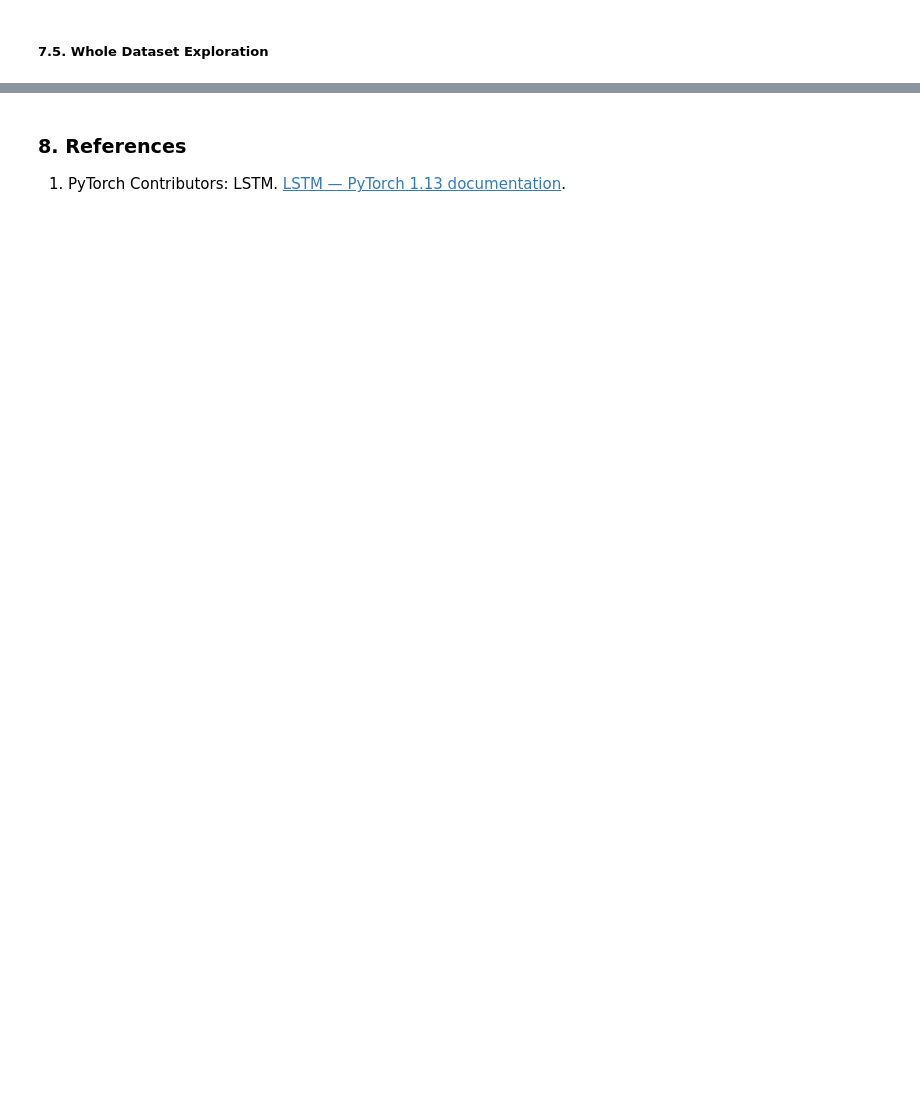
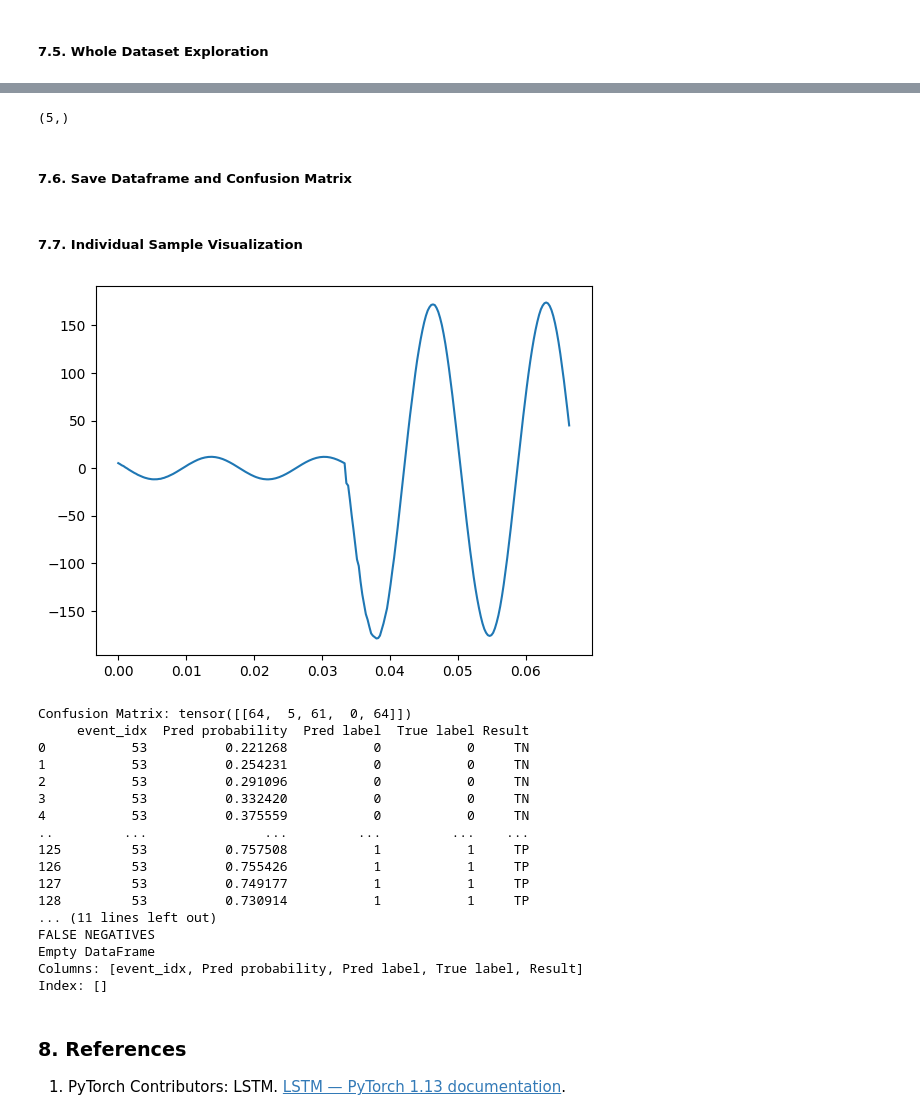
Before and after one commit to alvarohc777/pyTorch, a Jupyter notebook: Formulacion_1_R1.ipynb, the cells around one changed output, grey strips where cells are left out. Drawn from its saved outputs; the diff is of its cells as text; code cells hidden in the pictures; blank space fills up the shorter version.

Commit message:
Update Data Exploration Functions

```diff
--- a/Formulacion_1_R1.ipynb
+++ b/Formulacion_1_R1.ipynb
@@ -314,7 +314,7 @@ def test_metrics(dataloader, model, loss_fn, return_metrics=False):
 ##### 5.2. Training the model
 # %%
 # model.load_state_dict(torch.load('./models/LSTMHarmonic_weights_R3_934.pth'))
-model.load_state_dict(torch.load("./models/LSTMHarmonic_weights_R1_996.pth"))
+# model.load_state_dict(torch.load("./models/LSTMHarmonic_weights_R1_996.pth"))
 # model.load_state_dict(torch.load('./models/LSTMHarmonic_weights_R2_978.pth'))
 
 epochs = 1
@@ -352,6 +352,9 @@ def conf_matrix_metrics(conf_matrix: torch.LongTensor) -> dict:
                         metrics["ACC"]   -> Accuracy.
                         metrics["PPV"]   -> Positive Predictive Value, Precision.
     """
+    if conf_matrix.shape == (5,):
+        conf_matrix = np.expand_dims(conf_matrix, axis=0)
+
     metrics = {}
     TP = int(conf_matrix[0, 0].item())
     FP = int(conf_matrix[0, 1].item())
@@ -554,7 +572,6 @@ for i in range(1, cols * rows + 1):
 # %% [markdown]
 ##### 7.1. Auxiliar Functions
 # %%
-
 def signal_exploration(idx: int, dataset, model, plot_signal: bool = True):
     signal, t, idx_min, idx_max, csv_name = dataset.get_event(idx)
     model.eval()
@@ -564,10 +581,8 @@ def signal_exploration(idx: int, dataset, model, plot_signal: bool = True):
     conf_matrix = torch.zeros(1, 5, dtype=torch.int64).to(device)
     preds = torch.empty((0, 1))
     labels = torch.empty((0, 1))
-    idxs = []
     for i in range(idx_min, idx_max + 1):
         signal, y = dataset.__getitem__(i)
-        idxs.append(i)
         y = torch.unsqueeze(y, 0).to(device)
         signal = torch.unsqueeze(signal, 0).to(device)
         pred = model(signal)
@@ -575,7 +590,8 @@ def signal_exploration(idx: int, dataset, model, plot_signal: bool = True):
         labels = torch.cat((labels, y), 0)
         conf_matrix = conf_matrix.add(binary_stat_scores(pred, y))
     df = confusion_matrix(preds, labels)
-    # df.insert(loc=0, column="window idx", value=df.index)
+    df.insert(loc=0, column="event_idx", value=np.repeat(idx, idx_max - idx_min + 1))
+    # df.insert(loc=0, column="window_idx", value=df.index)
     # df.insert(loc=0, column="indices", value=idxs)
 
     return df, conf_matrix
@@ -654,18 +622,17 @@ print(np.sum(conf_matrix.numpy(), axis=0))
 # %% [markdown]
 ##### 7.2. Data Exploration
 # %%
+# Seleccionar pesos de modelo
+model.load_state_dict(torch.load('./models/LSTMHarmonic_weights_R3_934.pth'))
+# model.load_state_dict(torch.load("./models/LSTMHarmonic_weights_R1_996.pth"))
+# model.load_state_dict(torch.load('./models/LSTMHarmonic_weights_R2_978.pth'))
+
 # Select Signal Name
-signal_name = "I: X0023A-R1A"
+# signal_name = "I: X0023A-R1A"
 # signal_name = "I: X0004A-R2A"
-# signal_name = "I: X0071A-R3A"
+signal_name = "I: X0071A-R3A"
 
 # Create Dataset
 dataset = Form1Dataset(
     dataset_dir, max_window_idx=max_window_idx, signal_name=signal_name
 )
-
-# Create signal_df
-sample_df, conf_matrix = signal_exploration(1, dataset, model)
-metrics = conf_matrix_metrics(conf_matrix)
-print(f"Confusion Matrix: {conf_matrix}")
-print(sample_df)
@@ -750,0 +702,9 @@ Window index: 66
+# %%
+print(conf_matrix_total.shape)
+metrics = conf_matrix_metrics(conf_matrix_total)
+# metrics = conf_matrix_metrics(np.expand_dims(conf_matrix_total, axis=0))
+plot_confusion_matrix(metrics)
+# %% [output]
+(5,)
+# %% [markdown]
+##### 7.6. Save Dataframe and Confusion Matrix
@@ -750,0 +716,37 @@ Window index: 66
+# %% [markdown]
+##### 7.7. Individual Sample Visualization
+# %%
+# Create signal_df
+event_idx = 53
+sample_df, conf_matrix = signal_exploration(event_idx, dataset, model)
+metrics = conf_matrix_metrics(conf_matrix)
+print(f"Confusion Matrix: {conf_matrix}")
+print(sample_df)
+plot_confusion_matrix(metrics)
+false_positive = sample_df.query('Result == "FP"')
+false_negative = sample_df.query('Result == "FN"')
+# sample_df = pd.concat([sample_df, sample_df])
+print("FALSE POSITVES")
+print(false_positive)
+print("")
+print("FALSE NEGATIVES")
+print(false_negative)
+# %% [output]
+[figure, added]
+Confusion Matrix: tensor([[64,  5, 61,  0, 64]])
+     event_idx  Pred probability  Pred label  True label Result
+0           53          0.221268           0           0     TN
+1           53          0.254231           0           0     TN
+2           53          0.291096           0           0     TN
+3           53          0.332420           0           0     TN
+4           53          0.375559           0           0     TN
+..         ...               ...         ...         ...    ...
+125         53          0.757508           1           1     TP
+126         53          0.755426           1           1     TP
+127         53          0.749177           1           1     TP
+128         53          0.730914           1           1     TP
+... (11 lines left out)
+FALSE NEGATIVES
+Empty DataFrame
+Columns: [event_idx, Pred probability, Pred label, True label, Result]
+Index: []
```
Also changed, not shown: parts of 15 cells of this notebook, 6 other files.
